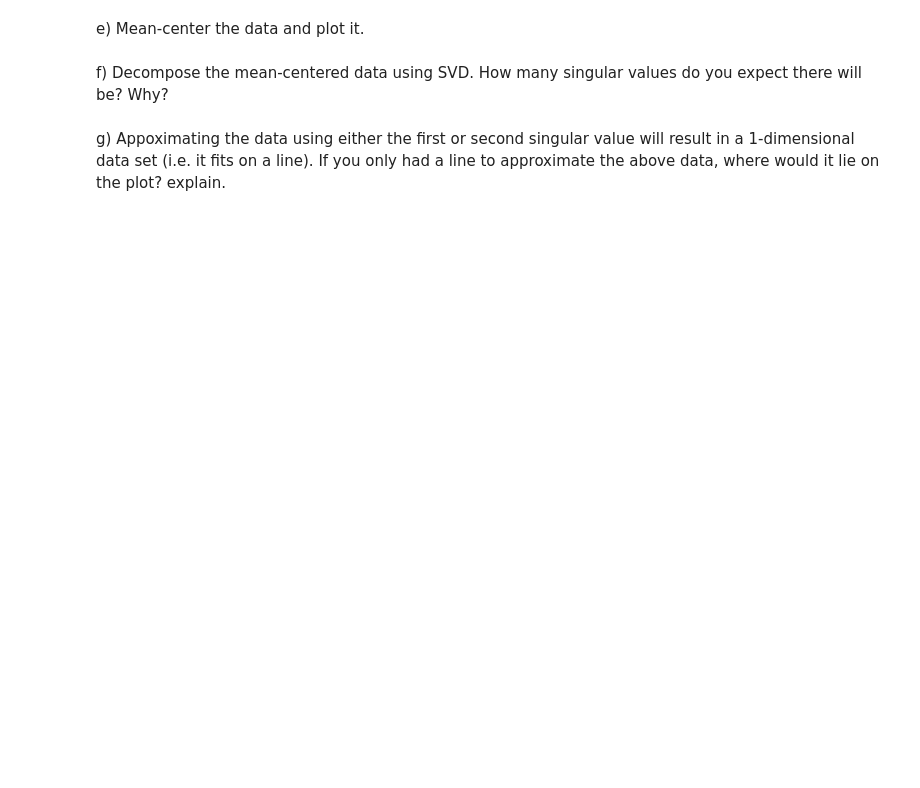
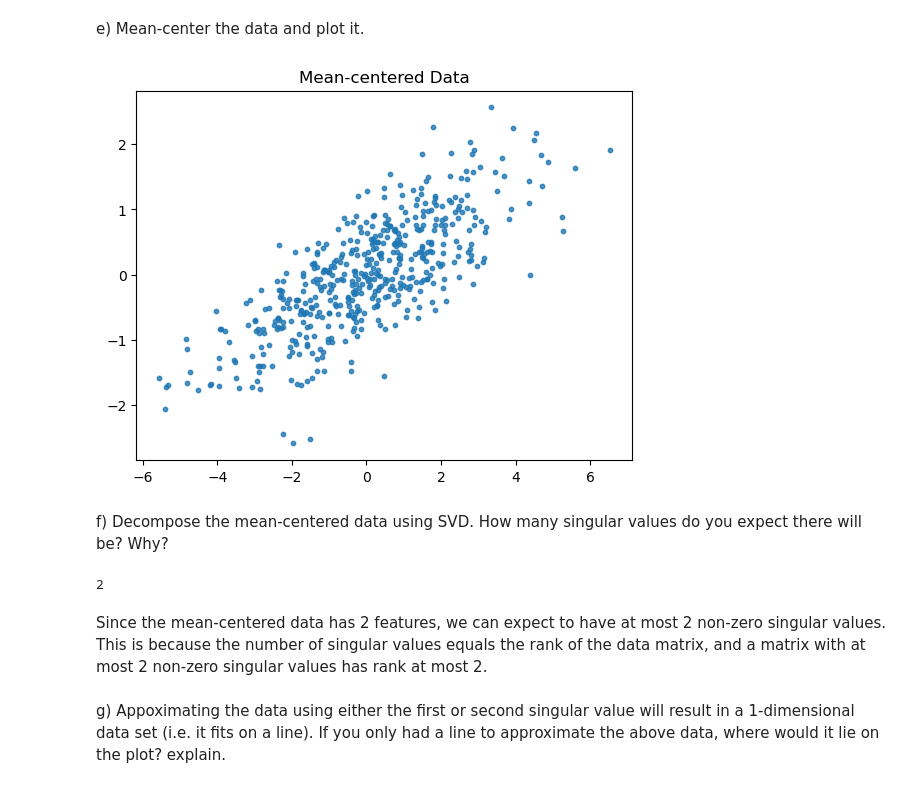
Before and after one commit to shivi-9/CS506-Spring2023, a Jupyter notebook: worksheets/worksheet_08.ipynb, the cells around one changed output. Saved outputs shown, nothing was run; the diff lists cells and outputs as text; code cells hidden in the pictures; blank space fills up the shorter version.

```diff
--- a/worksheets/worksheet_08.ipynb
+++ b/worksheets/worksheet_08.ipynb
@@ -137,6 +160,30 @@ plt.show()
 # %% [markdown]
 e) Mean-center the data and plot it.
+# %%
+mean_centered_data = [[0 for _ in range(len(X[0]))] for _ in range(len(X))]
+
+mean_0 = X[:,0].mean()
+mean_1 = X[:,1].mean()
+
+
+for i in range(len(X)):
+    mean_centered_data[i][0] = X[i][0] - mean_0
+    mean_centered_data[i][1] = X[i][1] - mean_1
+
+mean_centered_data = np.asarray(mean_centered_data)
+plt.scatter(mean_centered_data[:, 0], mean_centered_data[:, 1], s=10, alpha=0.8)
+plt.title("Mean-centered Data")
+plt.show()
+# %% [output]
+[figure, added]
 # %% [markdown]
 f) Decompose the mean-centered data using SVD. How many singular values do you expect there will be? Why?
+# %%
+u, s, vt = np.linalg.svd(mean_centered_data, full_matrices=False)
+len(s)
+# %% [output]
+2
+# %% [markdown]
+Since the mean-centered data has 2 features, we can expect to have at most 2 non-zero singular values. This is because the number of singular values equals the rank of the data matrix, and a matrix with at most 2 non-zero singular values has rank at most 2.
 # %% [markdown]
 g) Appoximating the data using either the first or second singular value will result in a 1-dimensional data set (i.e. it fits on a line). If you only had a line to approximate the above data, where would it lie on the plot? explain.
```
Also changed, not shown: parts of 10 cells of this notebook, 1 other file.
